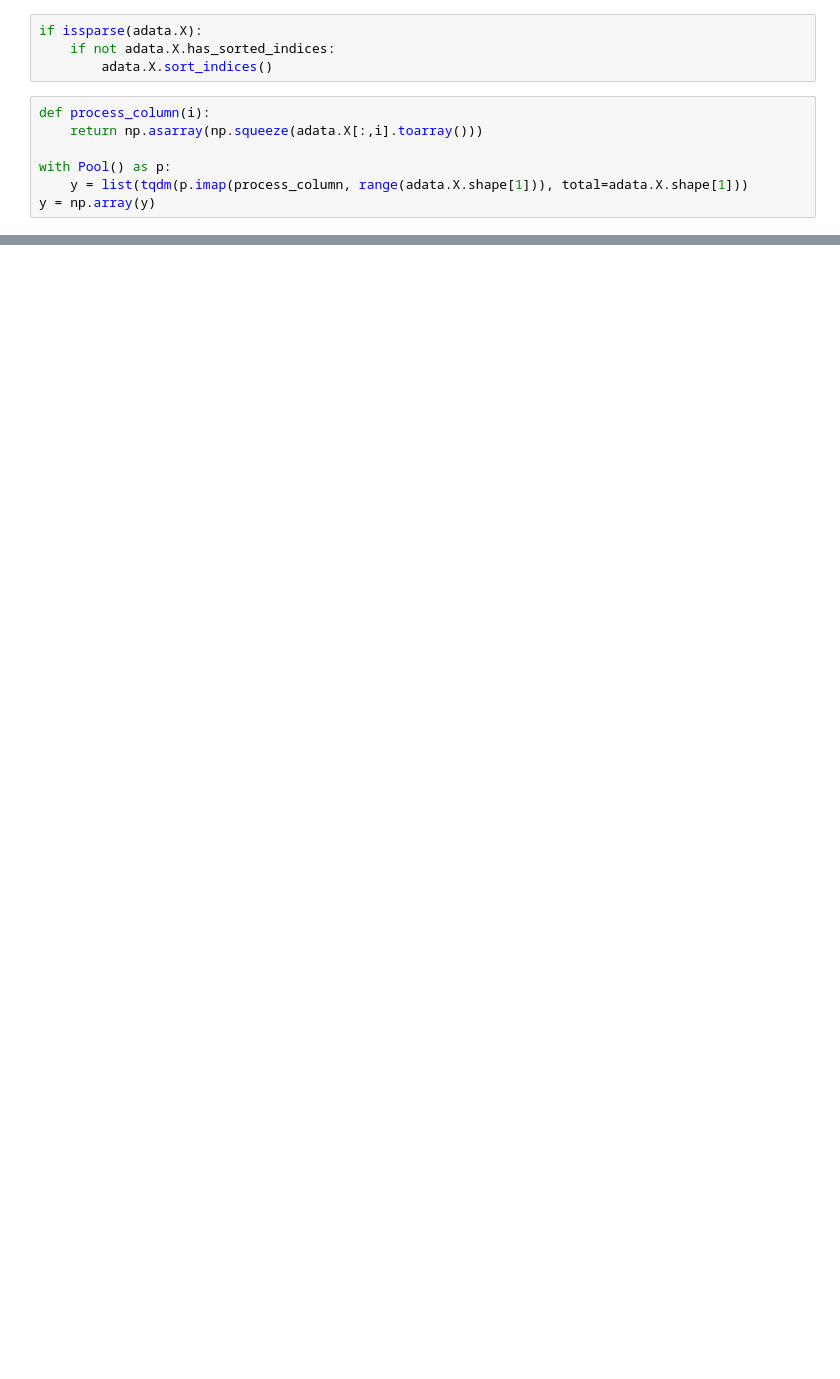
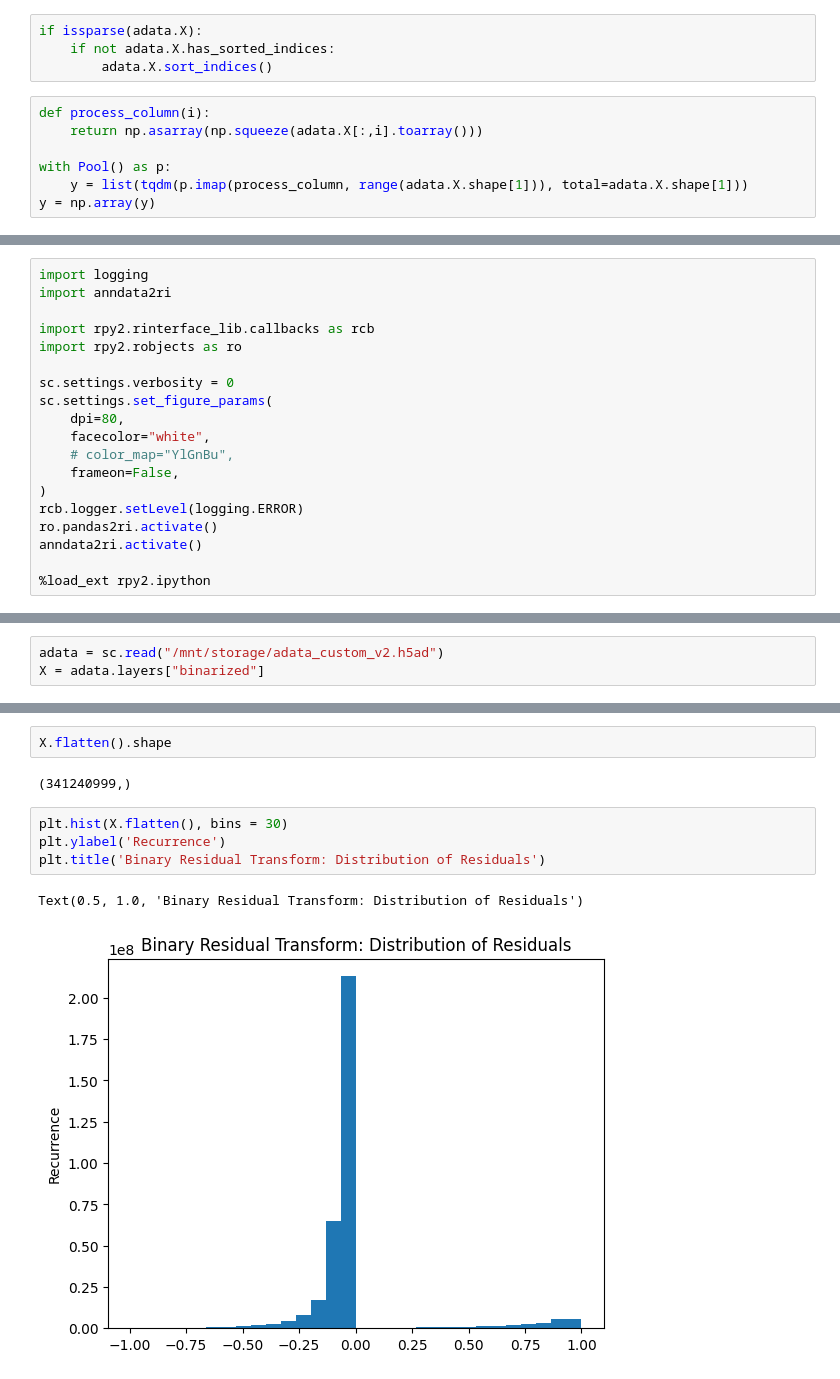
Before and after one commit to MarkusFranke/Better-Normalization-for-scATAC-seq-data, a Jupyter notebook: Residual Transforms/binaryResidualTransform.ipynb, the cells around one changed output, grey strips where cells are left out. Cells and saved outputs as stored; diff of their text form; blank space fills up the shorter version.

```diff
--- a/Residual Transforms/binaryResidualTransform.ipynb
+++ b/Residual Transforms/binaryResidualTransform.ipynb
@@ -37,0 +122,19 @@ adata.write("adata_custom_v2.h5ad")
+# %%
+import logging
+import anndata2ri
+
+import rpy2.rinterface_lib.callbacks as rcb
+import rpy2.robjects as ro
+
+sc.settings.verbosity = 0
+sc.settings.set_figure_params(
+    dpi=80,
+    facecolor="white",
+    # color_map="YlGnBu",
+    frameon=False,
+)
+rcb.logger.setLevel(logging.ERROR)
+ro.pandas2ri.activate()
+anndata2ri.activate()
+
+%load_ext rpy2.ipython
@@ -37,0 +147,3 @@ adata.write("adata_custom_v2.h5ad")
+# %%
+adata = sc.read("/mnt/storage/adata_custom_v2.h5ad")
+X = adata.layers["binarized"]
@@ -37,0 +167,11 @@ adata.write("adata_custom_v2.h5ad")
+# %%
+X.flatten().shape
+# %% [output]
+(341240999,)
+# %%
+plt.hist(X.flatten(), bins = 30)
+plt.ylabel('Recurrence')
+plt.title('Binary Residual Transform: Distribution of Residuals')
+# %% [output]
+Text(0.5, 1.0, 'Binary Residual Transform: Distribution of Residuals')
+[figure, added]
```
Also changed, not shown: parts of 26 cells of this notebook.
